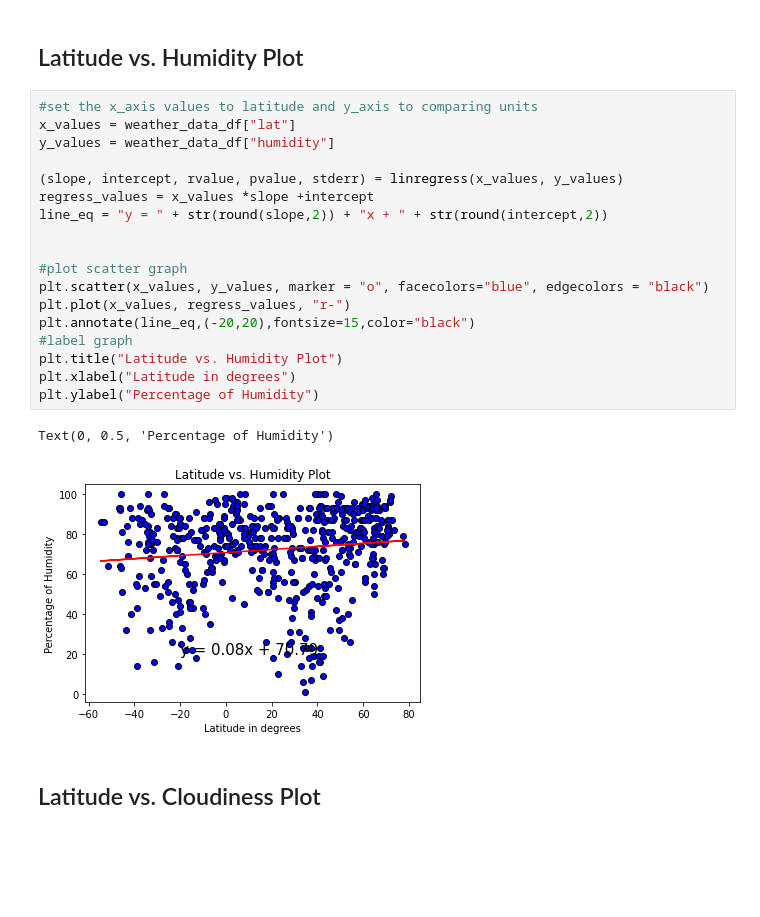
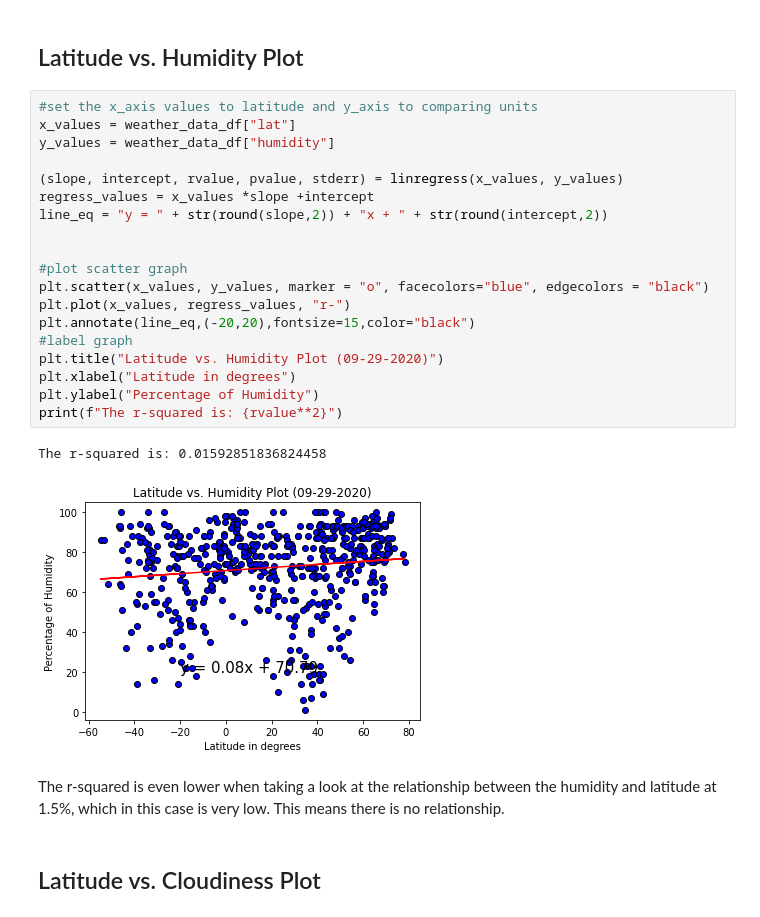
Before and after one commit to Jecyfdez/python-api-challenge, a Jupyter notebook: WeatherPy/WeatherPy.ipynb, the cells around one changed output. Saved outputs shown, nothing was run; the diff lists cells and outputs as text; blank space fills up the shorter version.

```diff
--- a/WeatherPy/WeatherPy.ipynb
+++ b/WeatherPy/WeatherPy.ipynb
@@ -201,24 +201,27 @@ Text(0, 0.5, 'Temperature in Fahrenheit')
 # %%
 #set the x_axis values to latitude and y_axis to comparing units
 x_values = weather_data_df["lat"]
 y_values = weather_data_df["humidity"]
 
 (slope, intercept, rvalue, pvalue, stderr) = linregress(x_values, y_values)
 regress_values = x_values *slope +intercept
 line_eq = "y = " + str(round(slope,2)) + "x + " + str(round(intercept,2))
 
 
 #plot scatter graph
 plt.scatter(x_values, y_values, marker = "o", facecolors="blue", edgecolors = "black")
 plt.plot(x_values, regress_values, "r-")
 plt.annotate(line_eq,(-20,20),fontsize=15,color="black")
 #label graph
-plt.title("Latitude vs. Humidity Plot")
+plt.title("Latitude vs. Humidity Plot (09-29-2020)")
 plt.xlabel("Latitude in degrees")
 plt.ylabel("Percentage of Humidity")
+print(f"The r-squared is: {rvalue**2}")
 # %% [output]
-Text(0, 0.5, 'Percentage of Humidity')
+The r-squared is: 0.01592851836824458
-[figure, old version]
+[figure, new version]
+# %% [markdown]
+The r-squared is even lower when taking a look at the relationship between the humidity and latitude at 1.5%, which in this case is very low. This means there is no relationship.
 # %% [markdown]
 ## Latitude vs. Cloudiness Plot
 # %%
```
Also changed, not shown: parts of 9 cells of this notebook.
